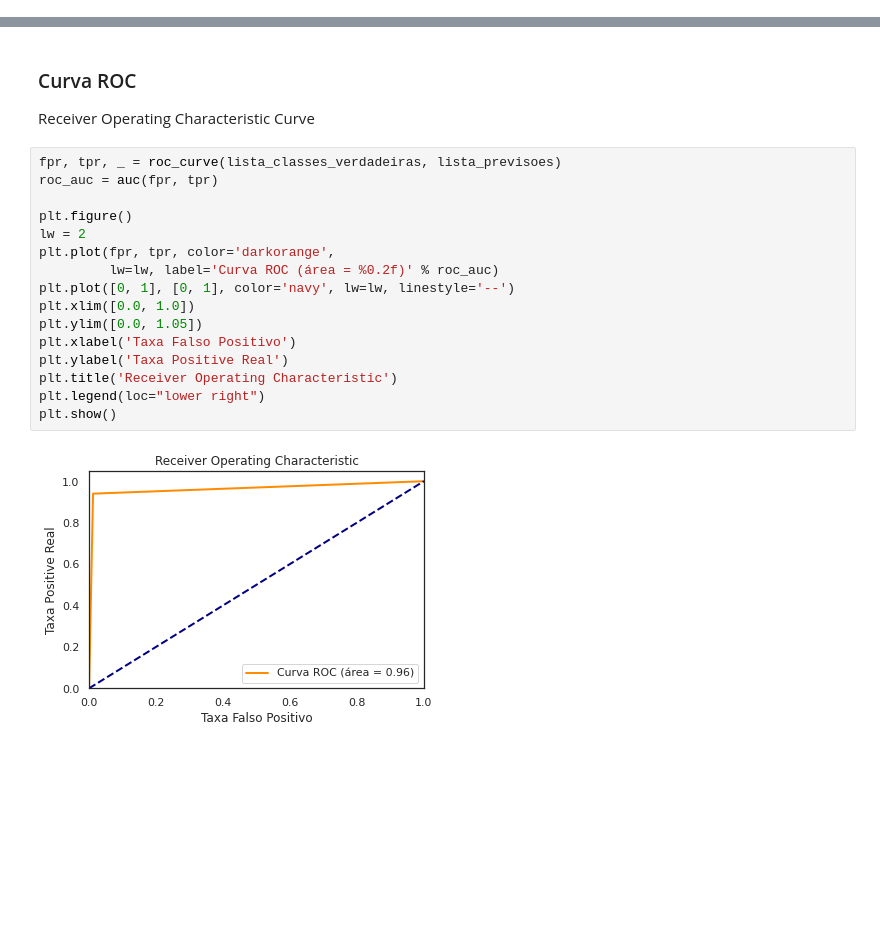
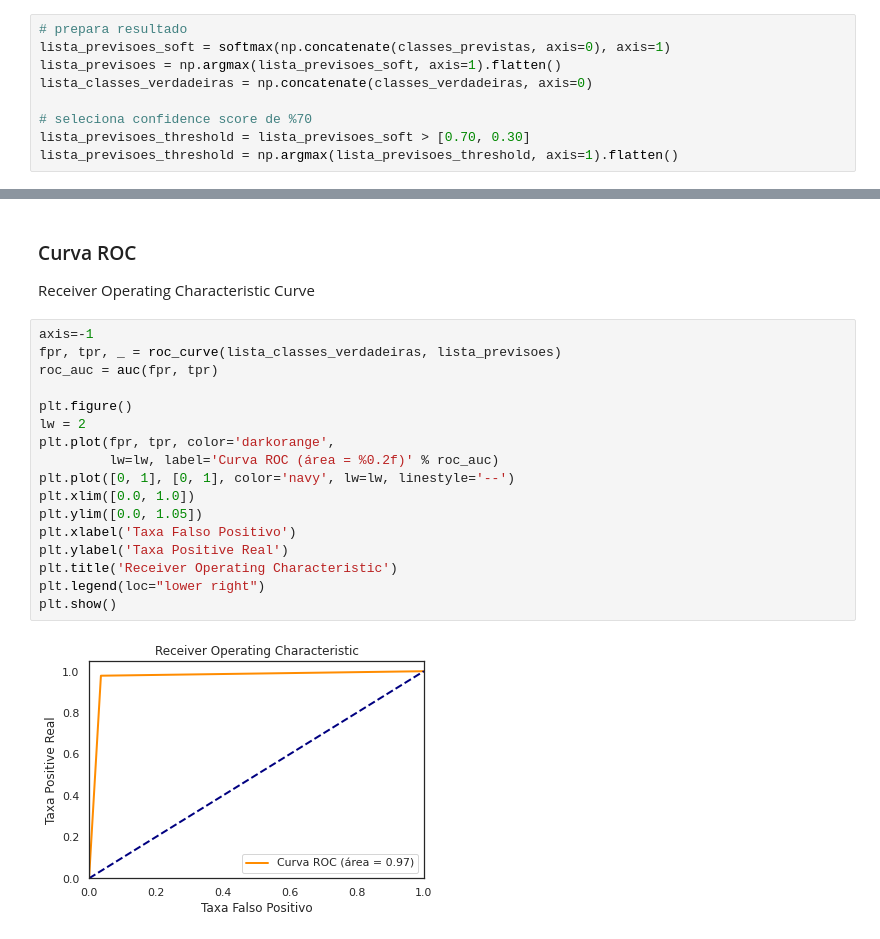
Before and after one commit to caesarcc/pucminas-tcc-fake-news-detection, a Jupyter notebook: passo05_teste_do_modelo_treinado.ipynb, the cells around one changed output, grey strips where cells are left out. Saved outputs shown, nothing was run; the diff lists cells and outputs as text; blank space fills up the shorter version.

```diff
--- a/passo05_teste_do_modelo_treinado.ipynb
+++ b/passo05_teste_do_modelo_treinado.ipynb
@@ -111,3 +106,12 @@ lista_classes_verdadeiras = np.concatenate(classes_verdadeiras, axis=0)
+# %%
+# prepara resultado
+lista_previsoes_soft = softmax(np.concatenate(classes_previstas, axis=0), axis=1)
+lista_previsoes = np.argmax(lista_previsoes_soft, axis=1).flatten()
+lista_classes_verdadeiras = np.concatenate(classes_verdadeiras, axis=0)
+
+# seleciona confidence score de %70
+lista_previsoes_threshold = lista_previsoes_soft > [0.70, 0.30]
+lista_previsoes_threshold = np.argmax(lista_previsoes_threshold, axis=1).flatten()
 # %% [markdown]
 ### Relatório de classificação
 # %%
@@ -139,20 +153,21 @@ cmd.plot()
 ### Curva ROC
 Receiver Operating Characteristic Curve
 # %%
+axis=-1
 fpr, tpr, _ = roc_curve(lista_classes_verdadeiras, lista_previsoes)
 roc_auc = auc(fpr, tpr)
 
 plt.figure()
 lw = 2
 plt.plot(fpr, tpr, color='darkorange',
          lw=lw, label='Curva ROC (área = %0.2f)' % roc_auc)
 plt.plot([0, 1], [0, 1], color='navy', lw=lw, linestyle='--')
 plt.xlim([0.0, 1.0])
 plt.ylim([0.0, 1.05])
 plt.xlabel('Taxa Falso Positivo')
 plt.ylabel('Taxa Positive Real')
 plt.title('Receiver Operating Characteristic')
 plt.legend(loc="lower right")
 plt.show()
 # %% [output]
-[figure, old version]
+[figure, new version]
```
Also changed, not shown: parts of 3 cells of this notebook.
